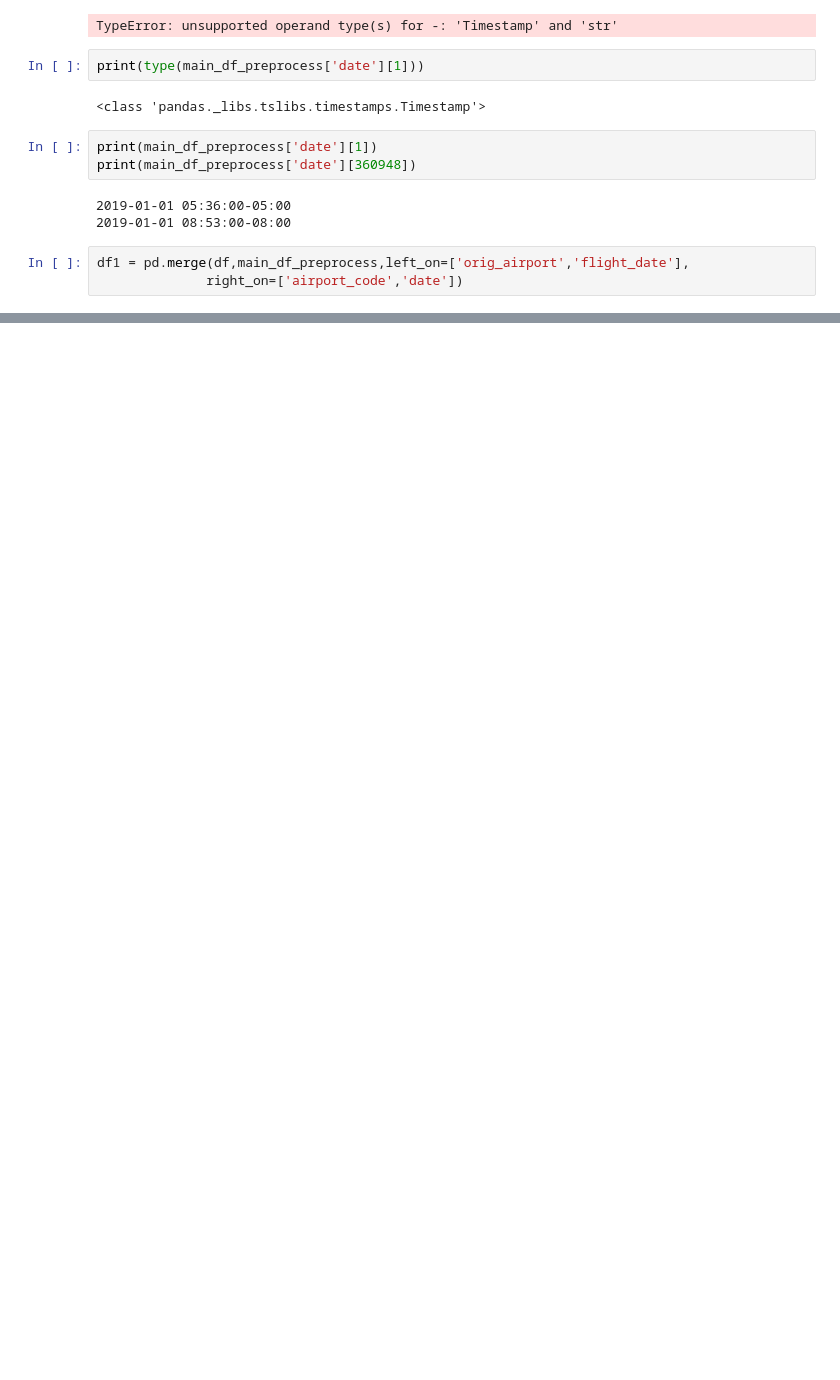
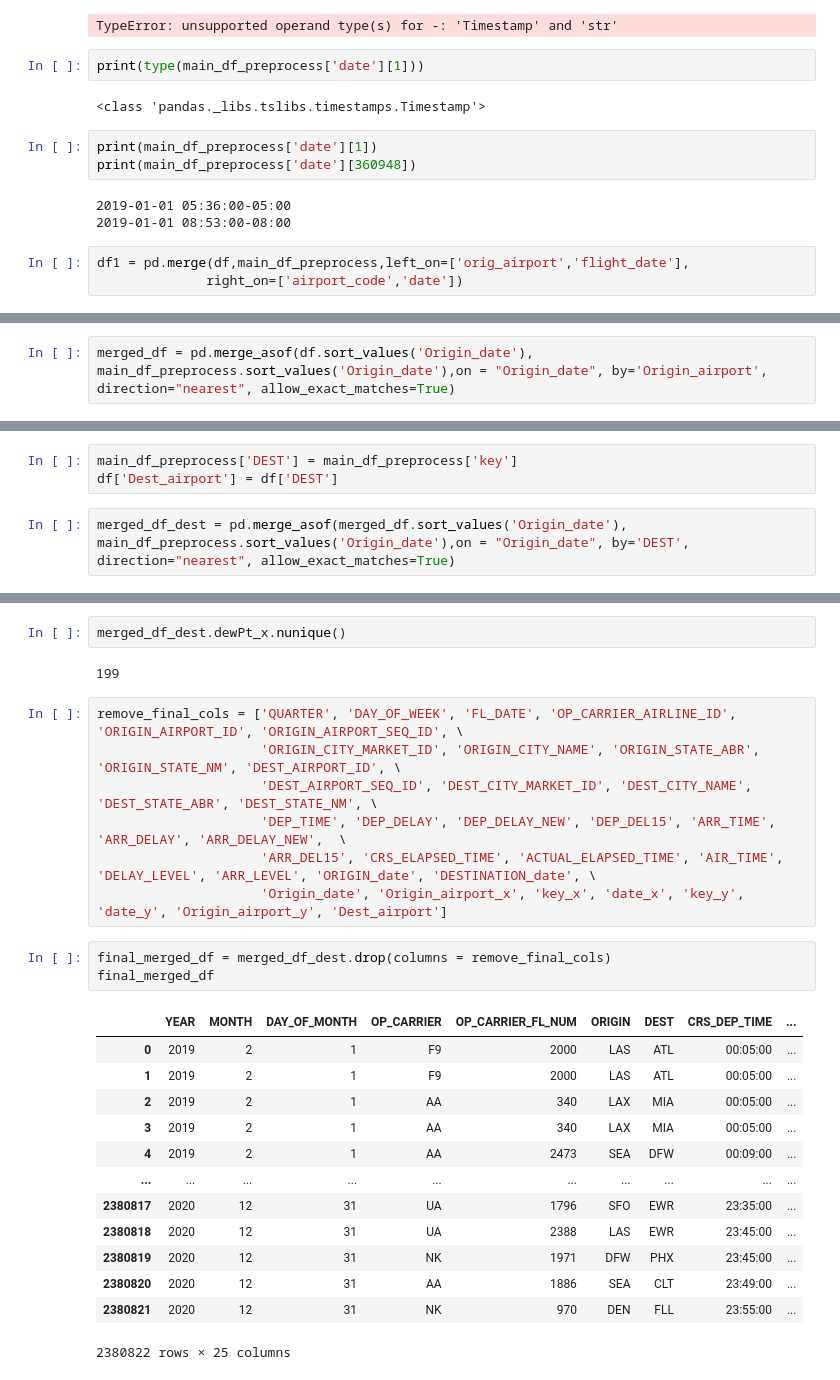
Before and after one commit to mallikarai/Predicting_Flight_Delays, a Jupyter notebook: Main.ipynb, the cells around one changed output, grey strips where cells are left out. Cells and saved outputs as stored; diff of their text form; blank space fills up the shorter version.

```diff
--- a/Main.ipynb
+++ b/Main.ipynb
@@ -528,0 +609,2 @@ df1 = pd.merge(df,main_df_preprocess,left_on=['orig_airport','flight_date'],
+# %%
+merged_df = pd.merge_asof(df.sort_values('Origin_date'), main_df_preprocess.sort_values('Origin_date'),on = "Origin_date", by='Origin_airport', direction="nearest", allow_exact_matches=True)
@@ -528,0 +654,5 @@ df1 = pd.merge(df,main_df_preprocess,left_on=['orig_airport','flight_date'],
+# %%
+main_df_preprocess['DEST'] = main_df_preprocess['key']
+df['Dest_airport'] = df['DEST']
+# %%
+merged_df_dest = pd.merge_asof(merged_df.sort_values('Origin_date'), main_df_preprocess.sort_values('Origin_date'),on = "Origin_date", by='DEST', direction="nearest", allow_exact_matches=True)
@@ -528,0 +668,28 @@ df1 = pd.merge(df,main_df_preprocess,left_on=['orig_airport','flight_date'],
+# %%
+merged_df_dest.dewPt_x.nunique()
+# %% [output]
+199
+# %%
+remove_final_cols = ['QUARTER', 'DAY_OF_WEEK', 'FL_DATE', 'OP_CARRIER_AIRLINE_ID', 'ORIGIN_AIRPORT_ID', 'ORIGIN_AIRPORT_SEQ_ID', \
+                     'ORIGIN_CITY_MARKET_ID', 'ORIGIN_CITY_NAME', 'ORIGIN_STATE_ABR', 'ORIGIN_STATE_NM', 'DEST_AIRPORT_ID', \
+                     'DEST_AIRPORT_SEQ_ID', 'DEST_CITY_MARKET_ID', 'DEST_CITY_NAME', 'DEST_STATE_ABR', 'DEST_STATE_NM', \
+                     'DEP_TIME', 'DEP_DELAY', 'DEP_DELAY_NEW', 'DEP_DEL15', 'ARR_TIME', 'ARR_DELAY', 'ARR_DELAY_NEW',  \
+                     'ARR_DEL15', 'CRS_ELAPSED_TIME', 'ACTUAL_ELAPSED_TIME', 'AIR_TIME', 'DELAY_LEVEL', 'ARR_LEVEL', 'ORIGIN_date', 'DESTINATION_date', \
+                     'Origin_date', 'Origin_airport_x', 'key_x', 'date_x', 'key_y', 'date_y', 'Origin_airport_y', 'Dest_airport']
+# %%
+final_merged_df = merged_df_dest.drop(columns = remove_final_cols)
+final_merged_df
+# %% [output]
+|  | YEAR | MONTH | DAY_OF_MONTH | OP_CARRIER | OP_CARRIER_FL_NUM | ORIGIN | DEST | CRS_DEP_TIME | ... |
+| 0 | 2019 | 2 | 1 | F9 | 2000 | LAS | ATL | 00:05:00 | ... |
+| 1 | 2019 | 2 | 1 | F9 | 2000 | LAS | ATL | 00:05:00 | ... |
+| 2 | 2019 | 2 | 1 | AA | 340 | LAX | MIA | 00:05:00 | ... |
+| 3 | 2019 | 2 | 1 | AA | 340 | LAX | MIA | 00:05:00 | ... |
+| 4 | 2019 | 2 | 1 | AA | 2473 | SEA | DFW | 00:09:00 | ... |
+| ... | ... | ... | ... | ... | ... | ... | ... | ... | ... |
+| 2380817 | 2020 | 12 | 31 | UA | 1796 | SFO | EWR | 23:35:00 | ... |
+| 2380818 | 2020 | 12 | 31 | UA | 2388 | LAS | EWR | 23:45:00 | ... |
+| 2380819 | 2020 | 12 | 31 | NK | 1971 | DFW | PHX | 23:45:00 | ... |
+| 2380820 | 2020 | 12 | 31 | AA | 1886 | SEA | CLT | 23:49:00 | ... |
+| 2380821 | 2020 | 12 | 31 | NK | 970 | DEN | FLL | 23:55:00 | ... |
+2380822 rows × 25 columns
```
Also changed, not shown: parts of 19 cells of this notebook.
